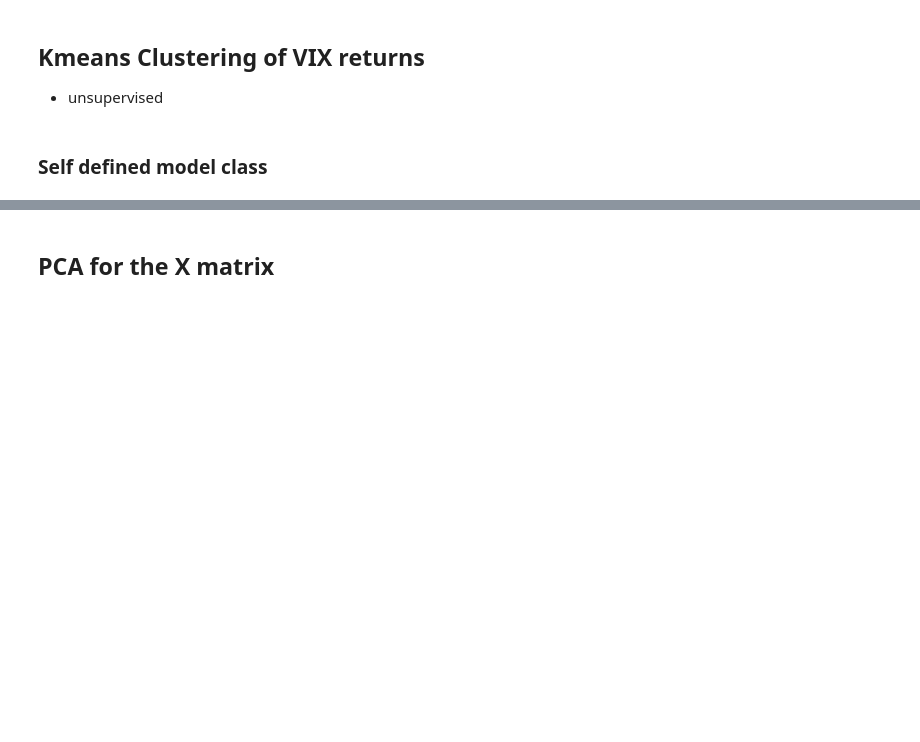
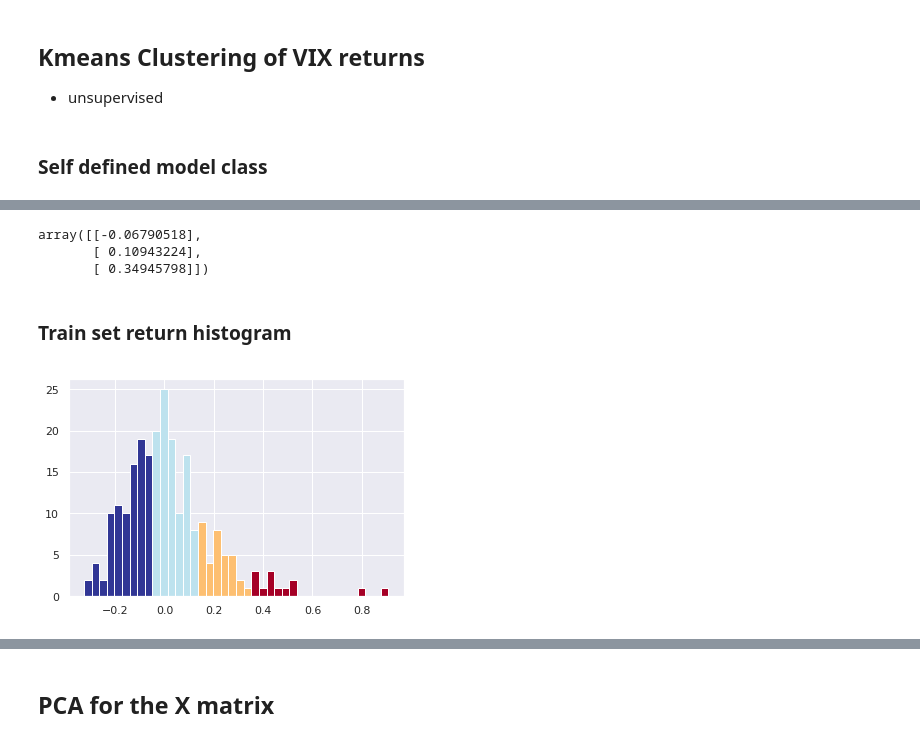
Before and after one commit to ShawnZhouu/VIXPrediction, a Jupyter notebook: MacroPredictsVIX.ipynb, the cells around one changed output, grey strips where cells are left out. Saved outputs shown, nothing was run; the diff lists cells and outputs as text; code cells hidden in the pictures; blank space fills up the shorter version.

```diff
--- a/MacroPredictsVIX.ipynb
+++ b/MacroPredictsVIX.ipynb
@@ -106,6 +117,12 @@ class kmeans_1d:
 split = 12*20
 n_clusters = 4
 
-y = dataM[3:split]['VIX1mret']
-y = kmeans_1d(y, n_clusters).train()['label']
-X = dataM[3:split].drop(columns = 'VIX1mret')
+y_train_ret = dataM[3:split]['VIX1mret']
+fitted = kmeans_1d(y_train_ret, n_clusters)
+y_train = fitted.train()['label']
+
+X_train = dataM[3:split].drop(columns = 'VIX1mret')
+
+y_test_ret = dataM[split:-1]['VIX1mret']
+y_test = fitted.predict(y_test_ret)
+X_test = dataM[split:-1].drop(columns = 'VIX1mret')
@@ -122,11 +128,0 @@ X.head()
-# %%
-from sklearn.linear_model import LinearRegression
-from sklearn import preprocessing
-
-reg = LinearRegression()
-reg.fit(X,y)
-reg.score(X,y)
-# reg.fit(pca.transform(X_),y)
-# plt.plot(reg.predict(pca.transform(X_)))
-
-# reg.coef_
@@ -139,0 +135,24 @@ array([[1.        , 0.25328672],
+# %%
+center = fitted.kmeans.cluster_centers_
+center.sort(axis = 0)
+boundry = (center[1:] + center[:-1])/2
+boundry
+# %% [output]
+array([[-0.06790518],
+       [ 0.10943224],
+       [ 0.34945798]])
+# %% [markdown]
+### Train set return histogram
+# %%
+def labeled_hist(y, bins = 40):
+    cm = plt.cm.get_cmap('RdYlBu_r')
+
+    n, bins, patches = plt.hist(y, bins = bins)
+
+    for c, p in zip(bins[:-1], patches):
+        c = (c > boundry).sum()/3
+        plt.setp(p, 'facecolor', cm(c))
+
+labeled_hist(y_train_ret.astype(float))
+# %% [output]
+[figure, added]
```
Also changed, not shown: parts of 16 cells of this notebook, 1 other file.
